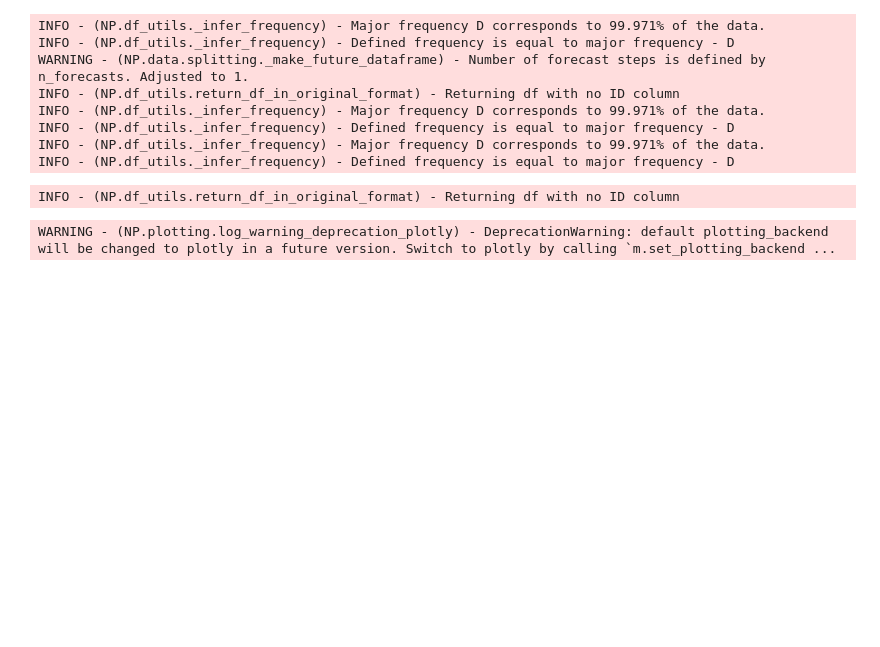
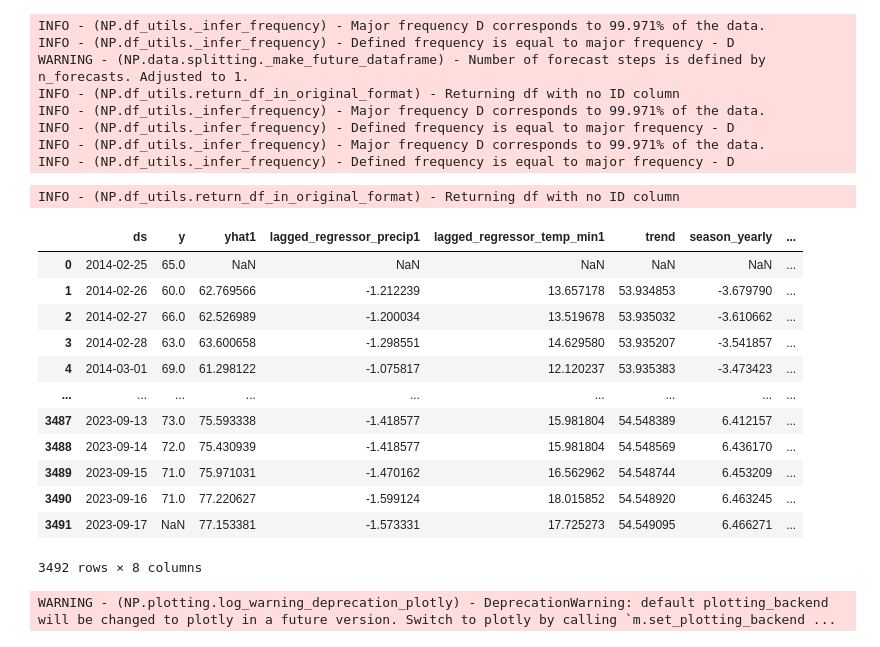
Before and after one commit to MerinGM/Neuralprophet_Weather_forecast, a Jupyter notebook: Neuralpp.ipynb, the cells around one changed output. Cells and saved outputs as stored; diff of their text form; code cells hidden in the pictures; blank space fills up the shorter version.

```diff
--- a/Neuralpp.ipynb
+++ b/Neuralpp.ipynb
@@ -165,6 +176,22 @@ INFO - (NP.df_utils._infer_frequency) - Defined frequency is equal to major freq
 INFO - (NP.df_utils._infer_frequency) - Major frequency D corresponds to 99.971% of the data.
 INFO - (NP.df_utils._infer_frequency) - Defined frequency is equal to major frequency - D
 INFO - (NP.df_utils.return_df_in_original_format) - Returning df with no ID column
+# %%
+forecast
+# %% [output]
+|  | ds | y | yhat1 | lagged_regressor_precip1 | lagged_regressor_temp_min1 | trend | season_yearly | ... |
+| 0 | 2014-02-25 | 65.0 | NaN | NaN | NaN | NaN | NaN | ... |
+| 1 | 2014-02-26 | 60.0 | 62.769566 | -1.212239 | 13.657178 | 53.934853 | -3.679790 | ... |
+| 2 | 2014-02-27 | 66.0 | 62.526989 | -1.200034 | 13.519678 | 53.935032 | -3.610662 | ... |
+| 3 | 2014-02-28 | 63.0 | 63.600658 | -1.298551 | 14.629580 | 53.935207 | -3.541857 | ... |
+| 4 | 2014-03-01 | 69.0 | 61.298122 | -1.075817 | 12.120237 | 53.935383 | -3.473423 | ... |
+| ... | ... | ... | ... | ... | ... | ... | ... | ... |
+| 3487 | 2023-09-13 | 73.0 | 75.593338 | -1.418577 | 15.981804 | 54.548389 | 6.412157 | ... |
+| 3488 | 2023-09-14 | 72.0 | 75.430939 | -1.418577 | 15.981804 | 54.548569 | 6.436170 | ... |
+| 3489 | 2023-09-15 | 71.0 | 75.971031 | -1.470162 | 16.562962 | 54.548744 | 6.453209 | ... |
+| 3490 | 2023-09-16 | 71.0 | 77.220627 | -1.599124 | 18.015852 | 54.548920 | 6.463245 | ... |
+| 3491 | 2023-09-17 | NaN | 77.153381 | -1.573331 | 17.725273 | 54.549095 | 6.466271 | ... |
+3492 rows × 8 columns
 # %%
 m.plot(forecast)
 # %% [output]
```
Also changed, not shown: parts of 10 cells of this notebook.
